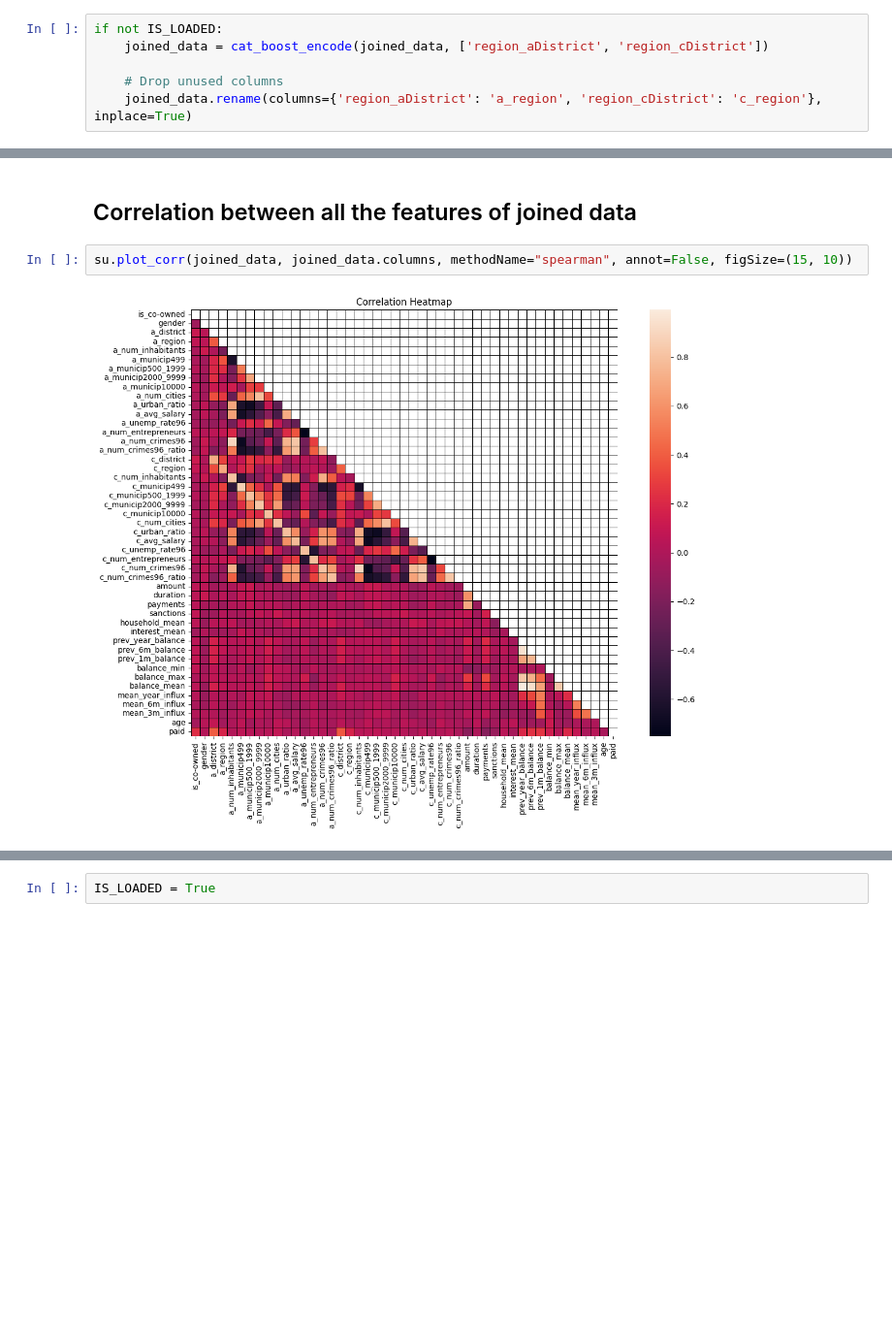
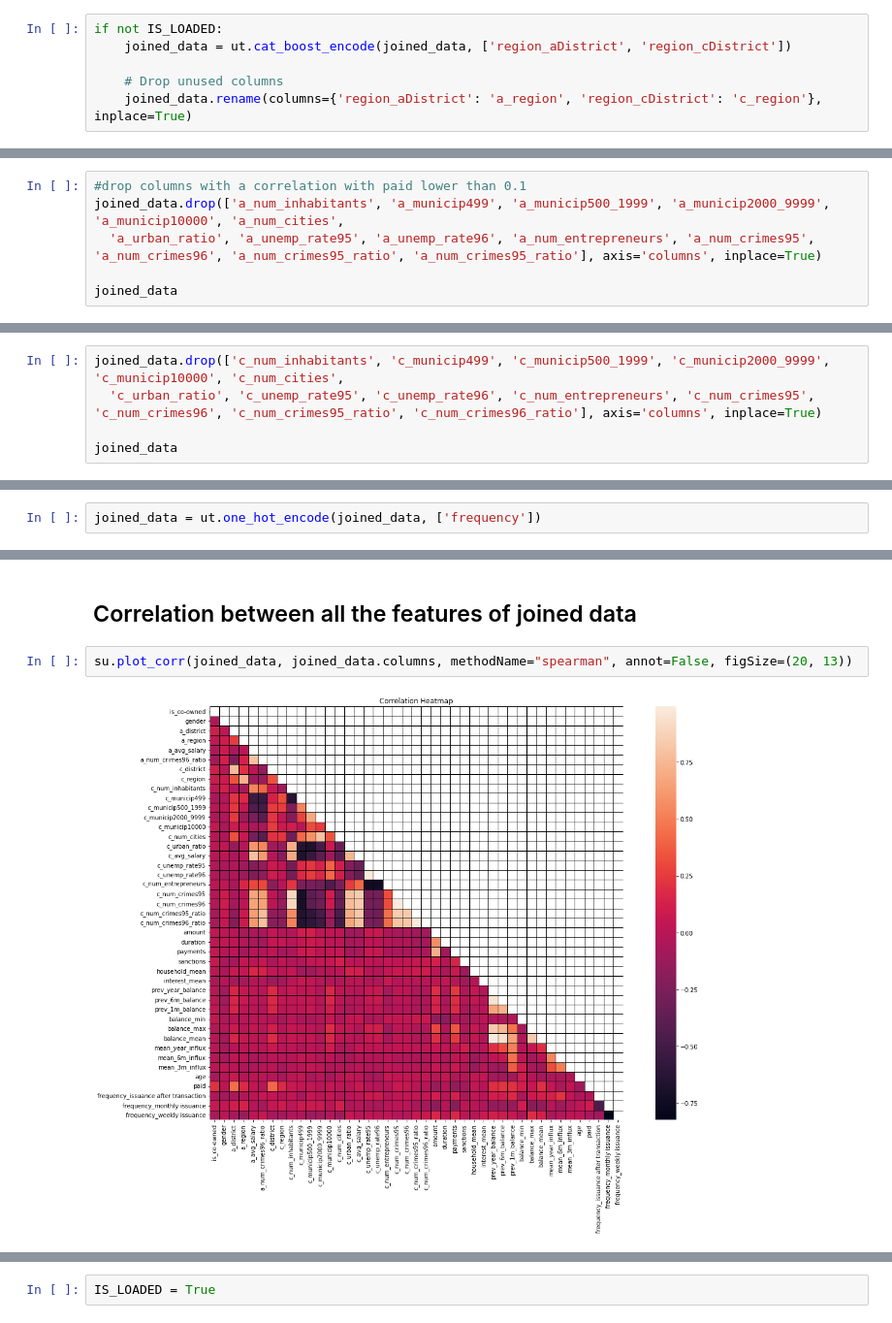
Before and after one commit to ruialves35/feup-ac, a Jupyter notebook: src/analysis/featureExtraction.ipynb, the cells around one changed output, grey strips where cells are left out. Shown at 97% size. Saved outputs shown, nothing was run; the diff lists cells and outputs as text; blank space fills up the shorter version.

```diff
--- a/src/analysis/featureExtraction.ipynb
+++ b/src/analysis/featureExtraction.ipynb
@@ -202,7 +190,7 @@ if not IS_LOADED:
 The `region` property is also categorical and does not contain a particular order. For this reason, we should also use the *Target Encoding* technique in order to remove its categorical nature.
 # %%
 if not IS_LOADED:
-    joined_data = cat_boost_encode(joined_data, ['region_aDistrict', 'region_cDistrict'])
+    joined_data = ut.cat_boost_encode(joined_data, ['region_aDistrict', 'region_cDistrict'])
 
     # Drop unused columns
     joined_data.rename(columns={'region_aDistrict': 'a_region', 'region_cDistrict': 'c_region'}, inplace=True)
@@ -236,0 +228,6 @@ Notice that the `client`district fields are not present, except the `c_district`
+# %%
+#drop columns with a correlation with paid lower than 0.1
+joined_data.drop(['a_num_inhabitants', 'a_municip499', 'a_municip500_1999', 'a_municip2000_9999', 'a_municip10000', 'a_num_cities',
+  'a_urban_ratio', 'a_unemp_rate95', 'a_unemp_rate96', 'a_num_entrepreneurs', 'a_num_crimes95', 'a_num_crimes96', 'a_num_crimes95_ratio', 'a_num_crimes95_ratio'], axis='columns', inplace=True)
+
+joined_data
@@ -236,0 +260,5 @@ Notice that the `client`district fields are not present, except the `c_district`
+# %%
+joined_data.drop(['c_num_inhabitants', 'c_municip499', 'c_municip500_1999', 'c_municip2000_9999', 'c_municip10000', 'c_num_cities',
+  'c_urban_ratio', 'c_unemp_rate95', 'c_unemp_rate96', 'c_num_entrepreneurs', 'c_num_crimes95', 'c_num_crimes96', 'c_num_crimes95_ratio', 'c_num_crimes96_ratio'], axis='columns', inplace=True)
+
+joined_data
@@ -236,0 +283,2 @@ Notice that the `client`district fields are not present, except the `c_district`
+# %%
+joined_data = ut.one_hot_encode(joined_data, ['frequency'])
@@ -237,9 +324,9 @@ Notice that the `client`district fields are not present, except the `c_district`
 # %% [markdown]
 ## Correlation between all the features of joined data
 # %%
-su.plot_corr(joined_data, joined_data.columns, methodName="spearman", annot=False, figSize=(15, 10))
+su.plot_corr(joined_data, joined_data.columns, methodName="spearman", annot=False, figSize=(20, 13))
 # %% [output]
-[figure, old version]
+[figure, new version]
 # %%
 joined_data
 # %% [output]
```
Also changed, not shown: parts of 28 cells of this notebook, 3 other files.
